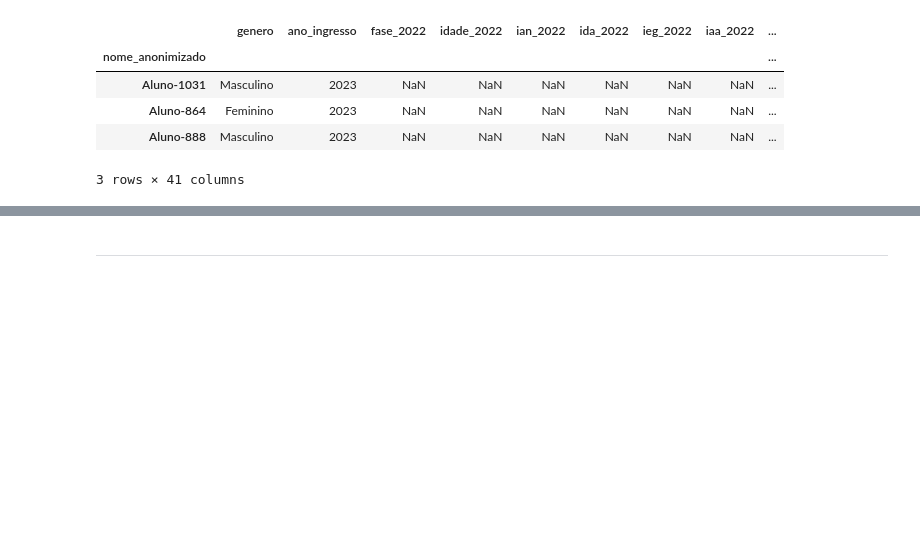
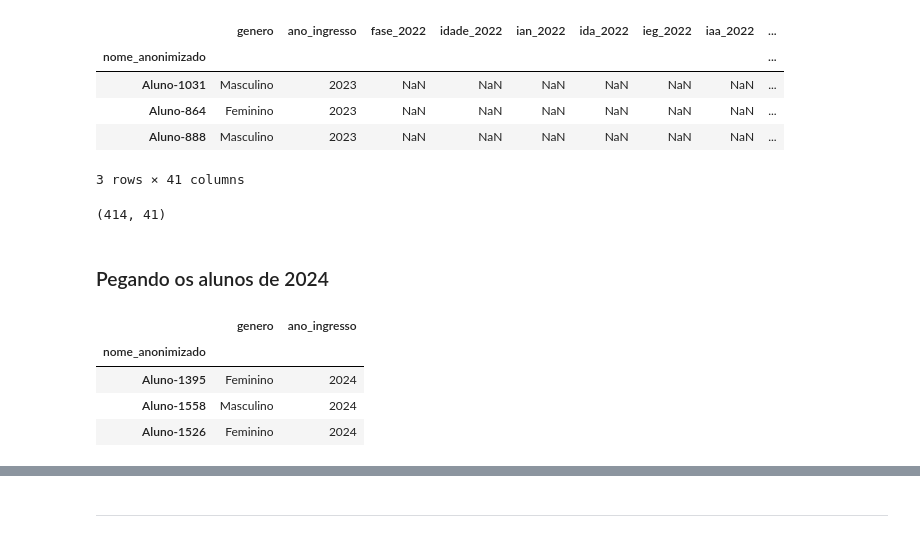
Before and after one commit to victoria-menezes/fiap-data-analytics-DATATHON, a Jupyter notebook: notebook.ipynb, the cells around one changed output, grey strips where cells are left out. Saved outputs shown, nothing was run; the diff lists cells and outputs as text; code cells hidden in the pictures; blank space fills up the shorter version.

```diff
--- a/notebook.ipynb
+++ b/notebook.ipynb
@@ -296,3 +302,26 @@ df_2023.tail(3)
 | Aluno-864 | Feminino | 2023 | NaN | NaN | NaN | NaN | NaN | NaN | ... |
 | Aluno-888 | Masculino | 2023 | NaN | NaN | NaN | NaN | NaN | NaN | ... |
 3 rows × 41 columns
+# %%
+df_2023.shape
+# %% [output]
+(414, 41)
+# %% [markdown]
+### Pegando os alunos de 2024
+# %%
+df_2024 = dfs_year[2024][fixed_columns].copy()
+df_2024 = df_2024.set_index('nome_anonimizado')
+
+old_students = df_2022.index.to_list() + df_2023.index.to_list()
+current_students = df_2024.index.to_list()
+
+new_students = list(set(current_students) - set(old_students))
+
+df_2024 = df_2024.loc[new_students]
+df_2024.head(3)
+# %% [output]
+|  | genero | ano_ingresso |
+| nome_anonimizado |  |  |
+| Aluno-1395 | Feminino | 2024 |
+| Aluno-1558 | Masculino | 2024 |
+| Aluno-1526 | Feminino | 2024 |
```
Also changed, not shown: parts of 8 cells of this notebook.
